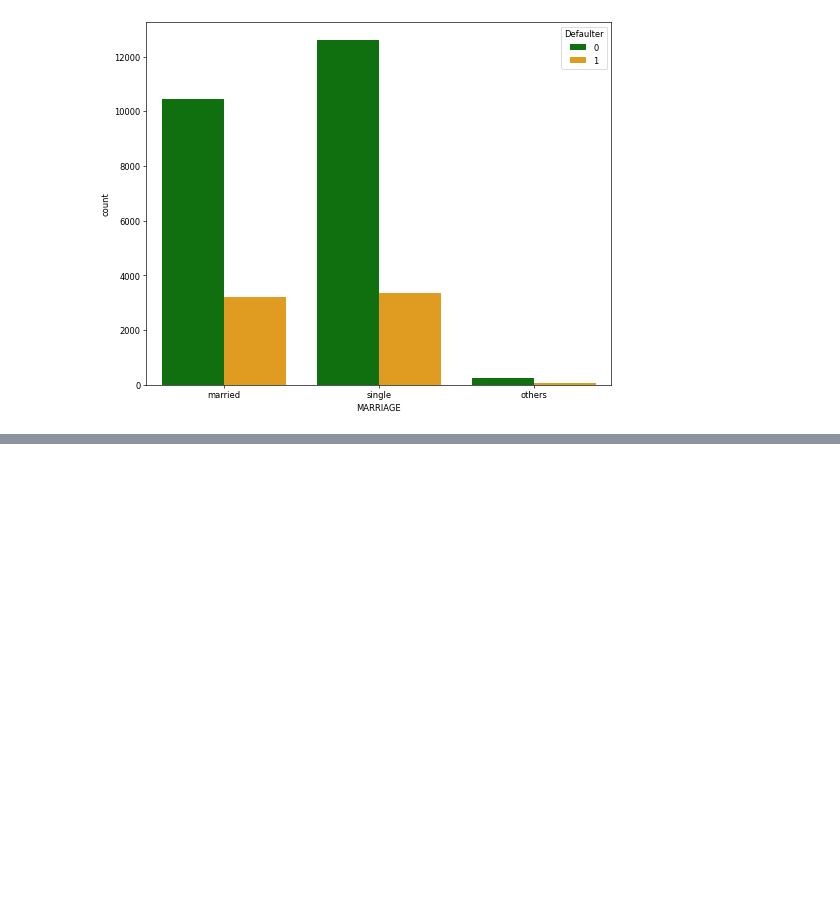
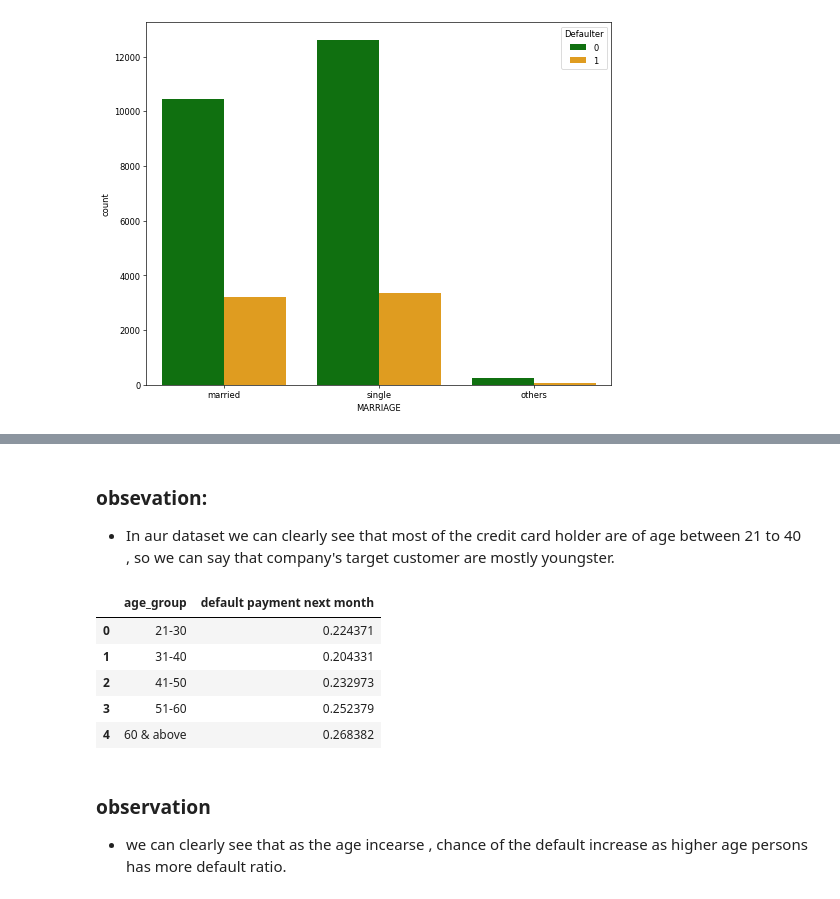
Before and after one commit to Aaryant31/Credit-Card-Default-Prediction, a Jupyter notebook: Rahul_kumar_soni_Credit_Card_Default_Prediction_Capstone_Project.ipynb, the cells around one changed output, grey strips where cells are left out. Saved outputs shown, nothing was run; the diff lists cells and outputs as text; code cells hidden in the pictures; blank space fills up the shorter version.

```diff
--- a/Rahul_kumar_soni_Credit_Card_Default_Prediction_Capstone_Project.ipynb
+++ b/Rahul_kumar_soni_Credit_Card_Default_Prediction_Capstone_Project.ipynb
@@ -249,0 +322,16 @@ for column_name in df_cat.columns[:-1]:
+# %% [markdown]
+### obsevation:
+- In aur dataset we can clearly see that most of the credit card holder are of age between 21 to 40 , so we can say that company's target customer are mostly youngster.
+# %%
+#checking the dedfault ratio of age_group
+df[['default payment next month','age_group']].groupby('age_group').mean().reset_index()
+# %% [output]
+|  | age_group | default payment next month |
+| 0 | 21-30 | 0.224371 |
+| 1 | 31-40 | 0.204331 |
+| 2 | 41-50 | 0.232973 |
+| 3 | 51-60 | 0.252379 |
+| 4 | 60 & above | 0.268382 |
+# %% [markdown]
+### observation
+- we can clearly see that as the age incearse , chance of the default increase as higher age persons has more default ratio.
```
Also changed, not shown: parts of 13 cells of this notebook.
